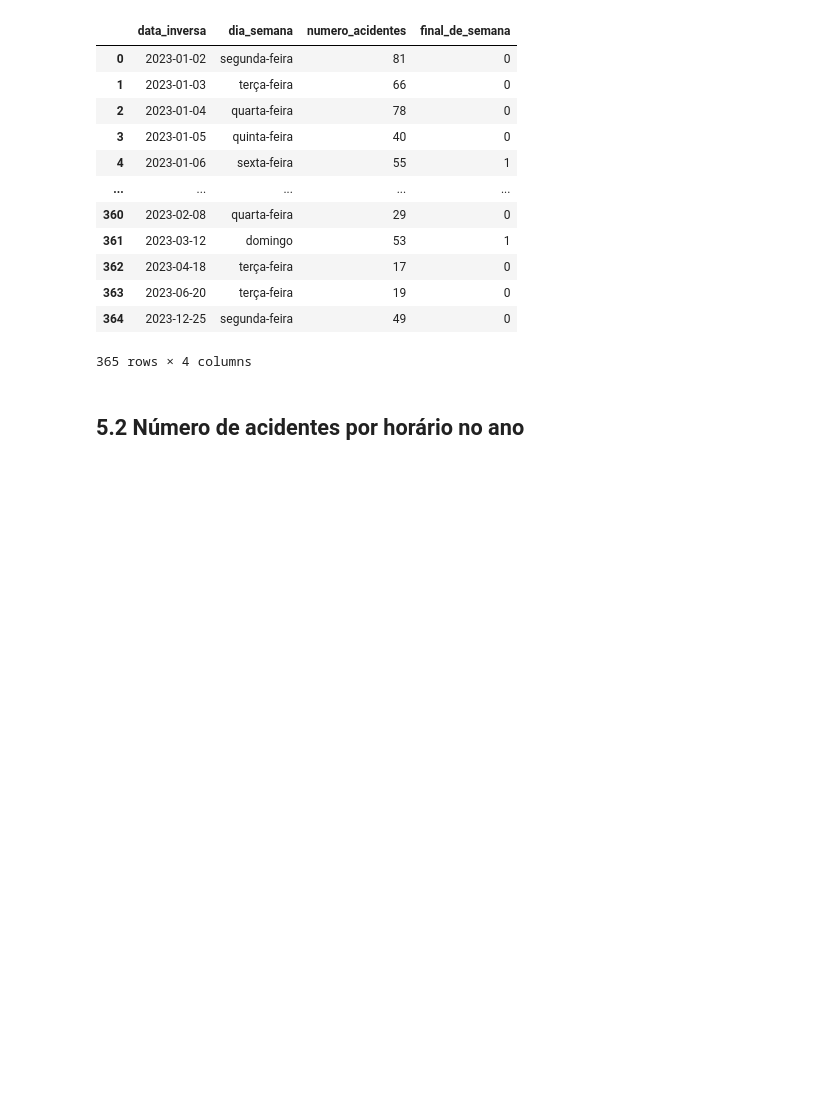
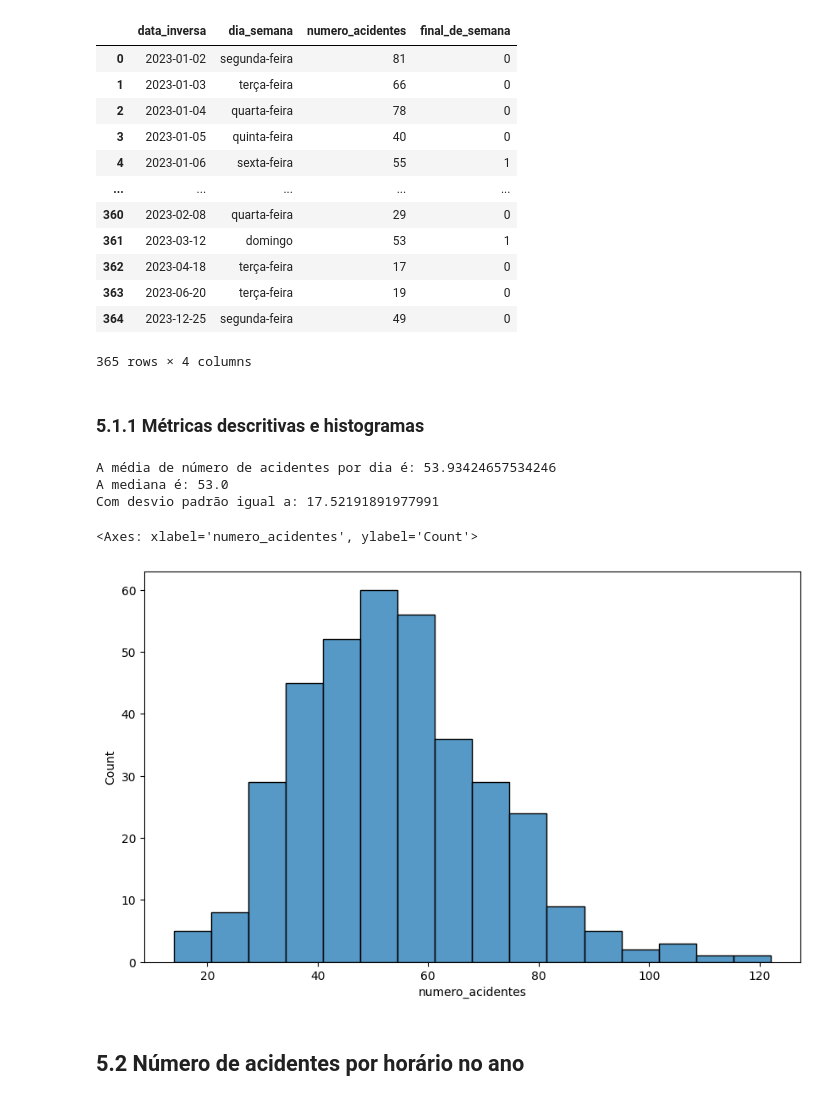
Before and after one commit to andrey-lolobrigida/acidentes-transito-sc-2023, a Jupyter notebook: notebooks/acidentes.ipynb, the cells around one changed output. Drawn from its saved outputs; the diff is of its cells as text; code cells hidden in the pictures; blank space fills up the shorter version.

Commit message:
update dos histogramas

```diff
--- a/notebooks/acidentes.ipynb
+++ b/notebooks/acidentes.ipynb
@@ -449,6 +449,29 @@ n_acidentes_por_dia_df
 | 363 | 2023-06-20 | terça-feira | 19 | 0 |
 | 364 | 2023-12-25 | segunda-feira | 49 | 0 |
 365 rows × 4 columns
+# %% [markdown]
+### 5.1.1 Métricas descritivas e histogramas
+# %%
+media = n_acidentes_por_dia_df['numero_acidentes'].mean()
+mediana = n_acidentes_por_dia_df['numero_acidentes'].median()
+desvio_padrao = n_acidentes_por_dia_df['numero_acidentes'].std()
+
+print(f"A média de número de acidentes por dia é: {media}")
+print(f"A mediana é: {mediana}")
+print(f"Com desvio padrão igual a: {desvio_padrao}")
+# %% [output]
+A média de número de acidentes por dia é: 53.93424657534246
+A mediana é: 53.0
+Com desvio padrão igual a: 17.52191891977991
+# %%
+fig, ax = plt.subplots(1, 1, figsize = (10, 6))
+
+sns.histplot(data=n_acidentes_por_dia_df,
+                x='numero_acidentes',
+                ax=ax)
+# %% [output]
+<Axes: xlabel='numero_acidentes', ylabel='Count'>
+[figure, added]
 # %% [markdown]
 ## 5.2 Número de acidentes por horário no ano
 # %%
```
Also changed, not shown: parts of 5 cells of this notebook.
